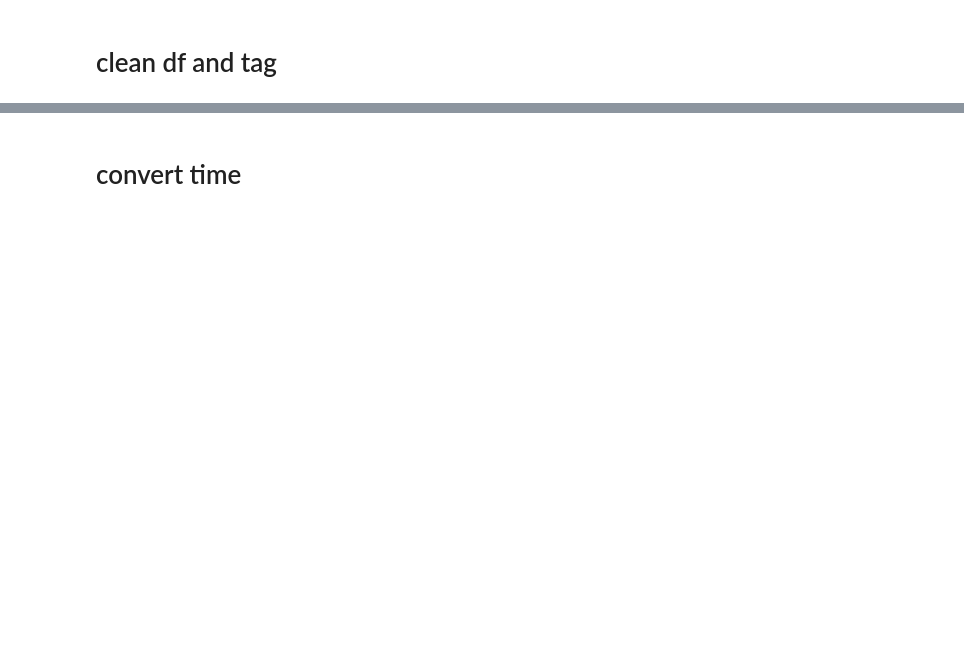
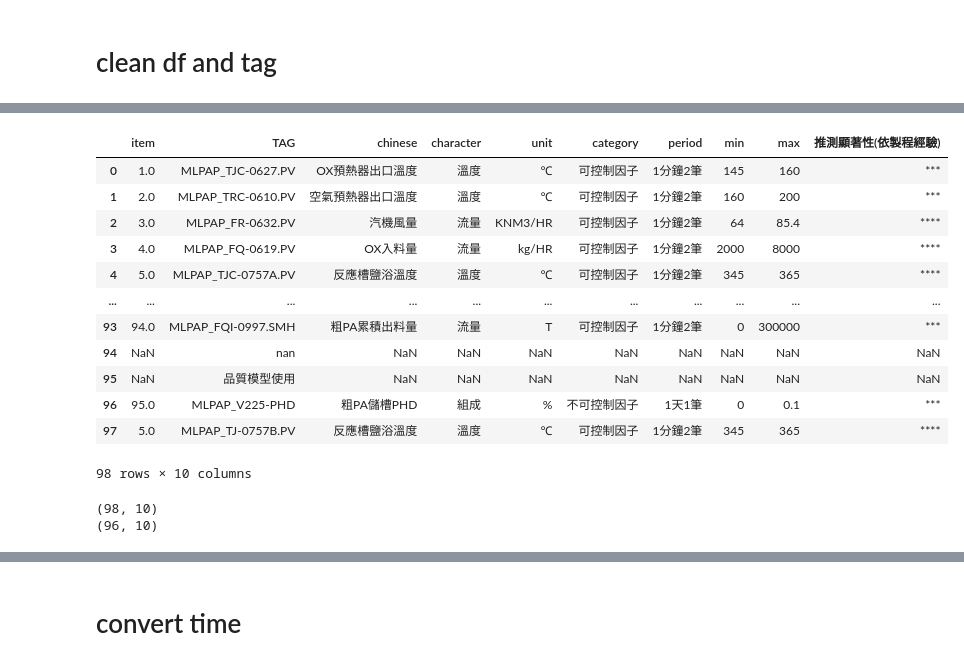
Before and after one commit to skywalker0803r/pa_0510, a Jupyter notebook: notebook/ETL.ipynb, the cells around one changed output, grey strips where cells are left out. Cells and saved outputs as stored; diff of their text form; code cells hidden in the pictures; blank space fills up the shorter version.

```diff
--- a/notebook/ETL.ipynb
+++ b/notebook/ETL.ipynb
@@ -139,0 +156,23 @@ only in df: {'MLPAP_TJ3-1110.PV', 'MLPAP_TJR-0881.PV'}
+# %%
+tag.head(100)
+# %% [output]
+|  | item | TAG | chinese | character | unit | category | period | min | max | 推測顯著性(依製程經驗) |
+| 0 | 1.0 | MLPAP_TJC-0627.PV | OX預熱器出口溫度 | 溫度 | ℃ | 可控制因子 | 1分鐘2筆 | 145 | 160 | *** |
+| 1 | 2.0 | MLPAP_TRC-0610.PV | 空氣預熱器出口溫度 | 溫度 | ℃ | 可控制因子 | 1分鐘2筆 | 160 | 200 | *** |
+| 2 | 3.0 | MLPAP_FR-0632.PV | 汽機風量 | 流量 | KNM3/HR | 可控制因子 | 1分鐘2筆 | 64 | 85.4 | **** |
+| 3 | 4.0 | MLPAP_FQ-0619.PV | OX入料量 | 流量 | kg/HR | 可控制因子 | 1分鐘2筆 | 2000 | 8000 | **** |
+| 4 | 5.0 | MLPAP_TJC-0757A.PV | 反應槽鹽浴溫度 | 溫度 | ℃ | 可控制因子 | 1分鐘2筆 | 345 | 365 | **** |
+| ... | ... | ... | ... | ... | ... | ... | ... | ... | ... | ... |
+| 93 | 94.0 | MLPAP_FQI-0997.SMH | 粗PA累積出料量 | 流量 | T | 可控制因子 | 1分鐘2筆 | 0 | 300000 | *** |
+| 94 | NaN | nan | NaN | NaN | NaN | NaN | NaN | NaN | NaN | NaN |
+| 95 | NaN | 品質模型使用 | NaN | NaN | NaN | NaN | NaN | NaN | NaN | NaN |
+| 96 | 95.0 | MLPAP_V225-PHD | 粗PA儲槽PHD | 組成 | % | 不可控制因子 | 1天1筆 | 0 | 0.1 | *** |
+| 97 | 5.0 | MLPAP_TJ-0757B.PV | 反應槽鹽浴溫度 | 溫度 | ℃ | 可控制因子 | 1分鐘2筆 | 345 | 365 | **** |
+98 rows × 10 columns
+# %%
+print(tag.shape)
+tag.dropna(axis=0,inplace=True)
+print(tag.shape)
+# %% [output]
+(98, 10)
+(96, 10)
```
Also changed, not shown: parts of 33 cells of this notebook, 1 other file.
